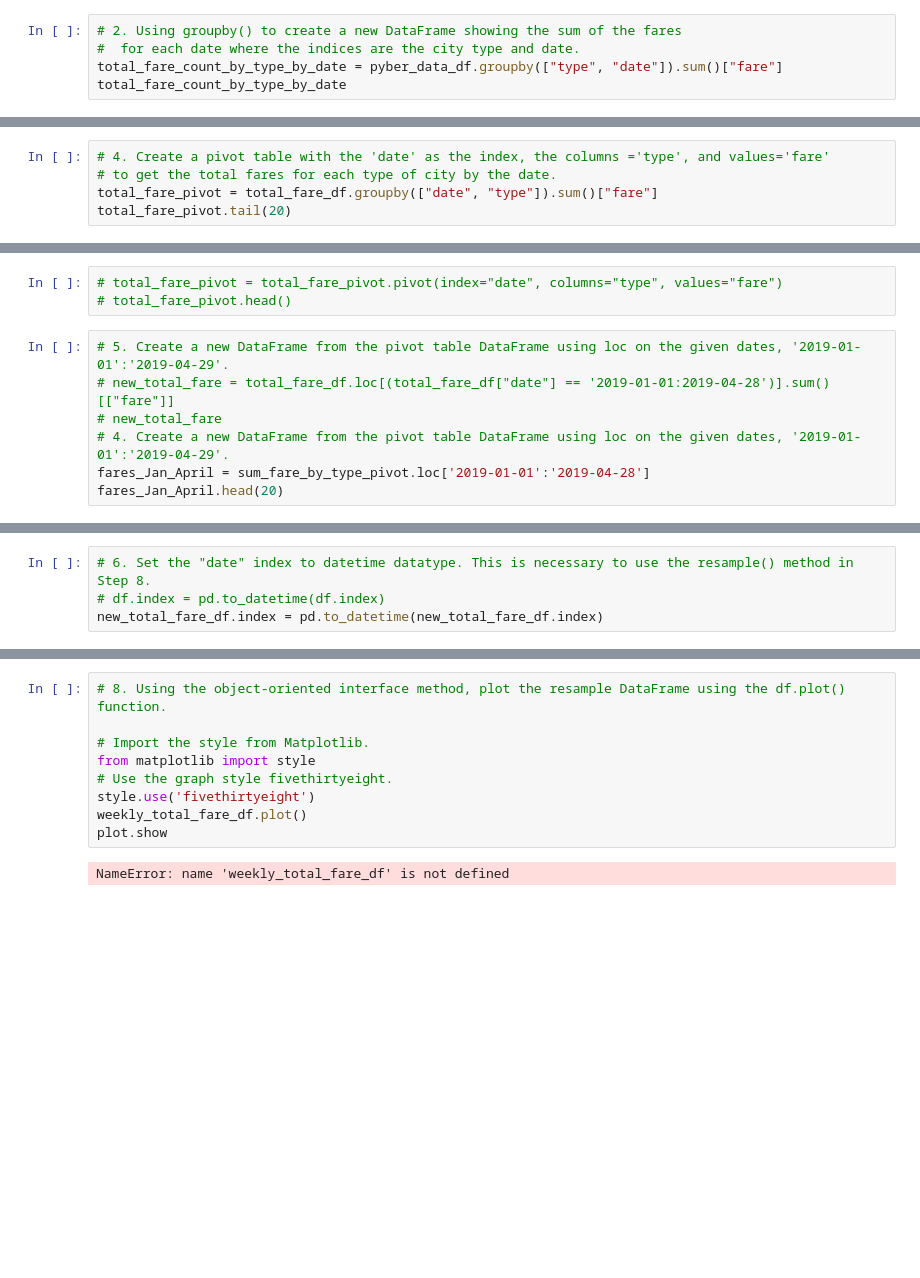
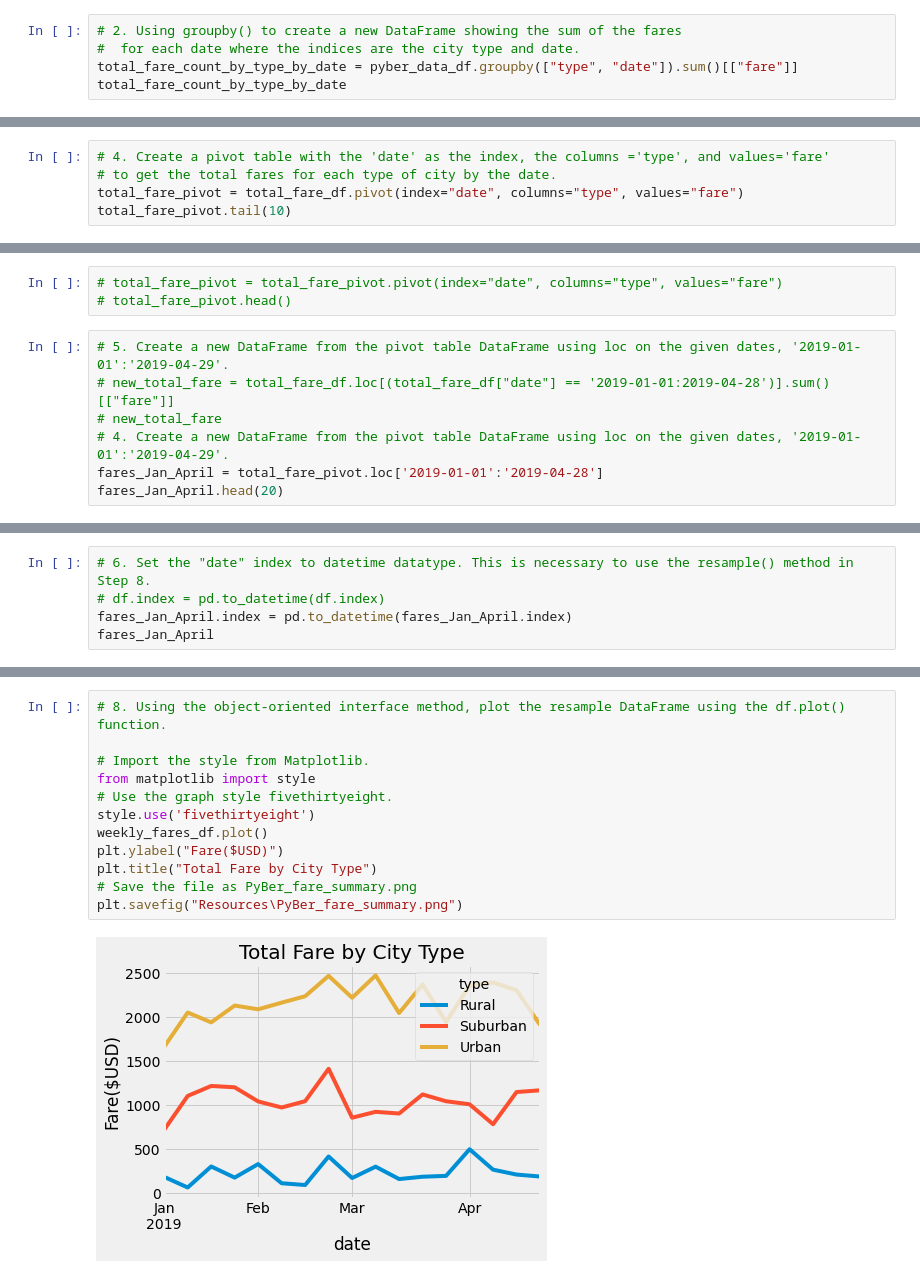
Before and after one commit to cherylberger/PyBer_Analysis, a Jupyter notebook: PyBer_Challenge.ipynb, the cells around one changed output, grey strips where cells are left out. Saved outputs shown, nothing was run; the diff lists cells and outputs as text; blank space fills up the shorter version.

```diff
--- a/PyBer_Challenge.ipynb
+++ b/PyBer_Challenge.ipynb
@@ -140,6 +157,6 @@ pyber_data_df.head()
 # %%
 # 2. Using groupby() to create a new DataFrame showing the sum of the fares
 #  for each date where the indices are the city type and date.
-total_fare_count_by_type_by_date = pyber_data_df.groupby(["type", "date"]).sum()["fare"]
+total_fare_count_by_type_by_date = pyber_data_df.groupby(["type", "date"]).sum()[["fare"]]
 total_fare_count_by_type_by_date
 # %% [output]
@@ -171,6 +189,6 @@ total_fare_df.head()
 # %%
 # 4. Create a pivot table with the 'date' as the index, the columns ='type', and values='fare'
 # to get the total fares for each type of city by the date.
-total_fare_pivot = total_fare_df.groupby(["date", "type"]).sum()["fare"]
-total_fare_pivot.tail(20)
+total_fare_pivot = total_fare_df.pivot(index="date", columns="type", values="fare")
+total_fare_pivot.tail(10)
 # %% [output]
@@ -199,6 +212,6 @@ Name: fare, dtype: float64
 # new_total_fare = total_fare_df.loc[(total_fare_df["date"] == '2019-01-01:2019-04-28')].sum()[["fare"]]
 # new_total_fare
 # 4. Create a new DataFrame from the pivot table DataFrame using loc on the given dates, '2019-01-01':'2019-04-29'.
-fares_Jan_April = sum_fare_by_type_pivot.loc['2019-01-01':'2019-04-28']
+fares_Jan_April = total_fare_pivot.loc['2019-01-01':'2019-04-28']
 fares_Jan_April.head(20)
 # %% [output]
@@ -206,5 +236,6 @@ NameError: name 'sum_fare_by_type_pivot' is not defined
 # %%
 # 6. Set the "date" index to datetime datatype. This is necessary to use the resample() method in Step 8.
 # df.index = pd.to_datetime(df.index)
-new_total_fare_df.index = pd.to_datetime(new_total_fare_df.index)
+fares_Jan_April.index = pd.to_datetime(fares_Jan_April.index)
+fares_Jan_April
 # %% [output]
@@ -226,11 +290,14 @@ NameError: name 'new_total_fare_df' is not defined
 # %%
 # 8. Using the object-oriented interface method, plot the resample DataFrame using the df.plot() function.
 
 # Import the style from Matplotlib.
 from matplotlib import style
 # Use the graph style fivethirtyeight.
 style.use('fivethirtyeight')
-weekly_total_fare_df.plot()
-plot.show
+weekly_fares_df.plot()
+plt.ylabel("Fare($USD)")
+plt.title("Total Fare by City Type")
+# Save the file as PyBer_fare_summary.png
+plt.savefig("Resources\PyBer_fare_summary.png")
 # %% [output]
-NameError: name 'weekly_total_fare_df' is not defined
+[figure, added]
```
Also changed, not shown: parts of 8 cells of this notebook.
